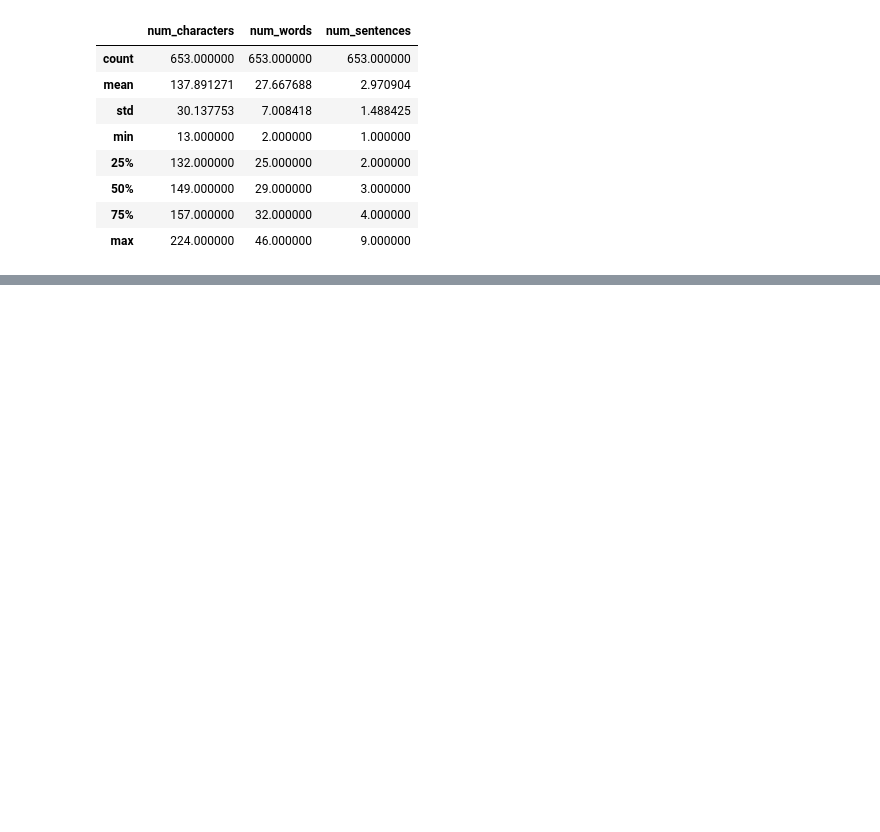
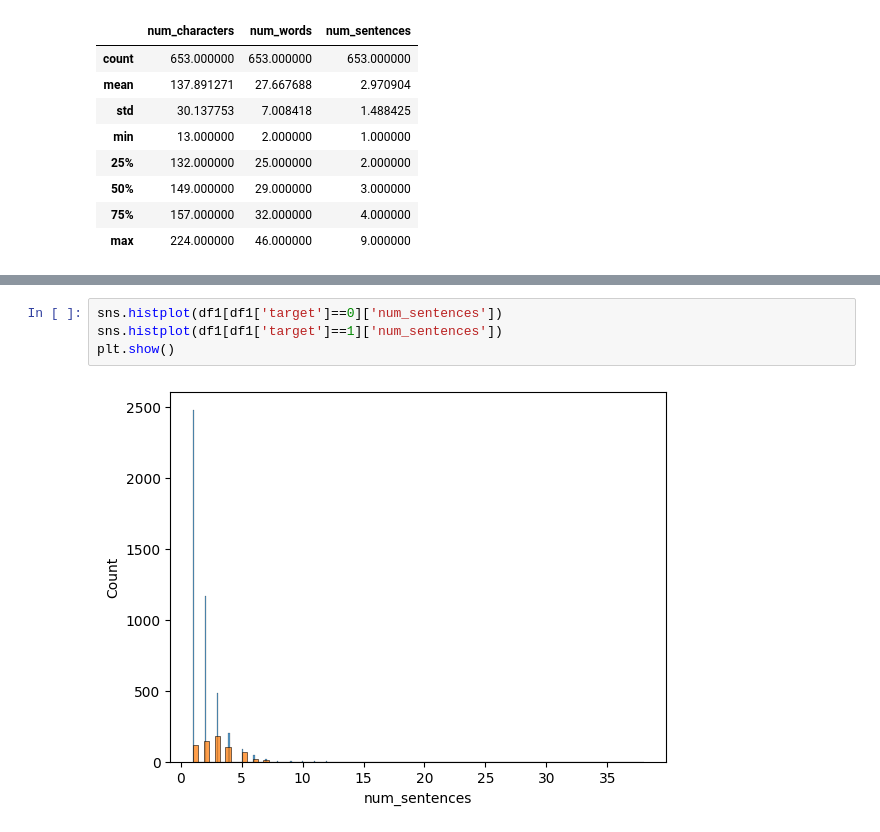
Before and after one commit to saptarshipal1/sms_spam_classification, a Jupyter notebook: data/sms_spam_classification.ipynb, the cells around one changed output, grey strips where cells are left out. Saved outputs shown, nothing was run; the diff lists cells and outputs as text; blank space fills up the shorter version.

```diff
--- a/data/sms_spam_classification.ipynb
+++ b/data/sms_spam_classification.ipynb
@@ -186,0 +199,6 @@ df1[df1['target']==1][['num_characters','num_words','num_sentences']].describe()
+# %%
+sns.histplot(df1[df1['target']==0]['num_sentences'])
+sns.histplot(df1[df1['target']==1]['num_sentences'])
+plt.show()
+# %% [output]
+[figure, added]
```
Also changed, not shown: parts of 5 cells of this notebook.
